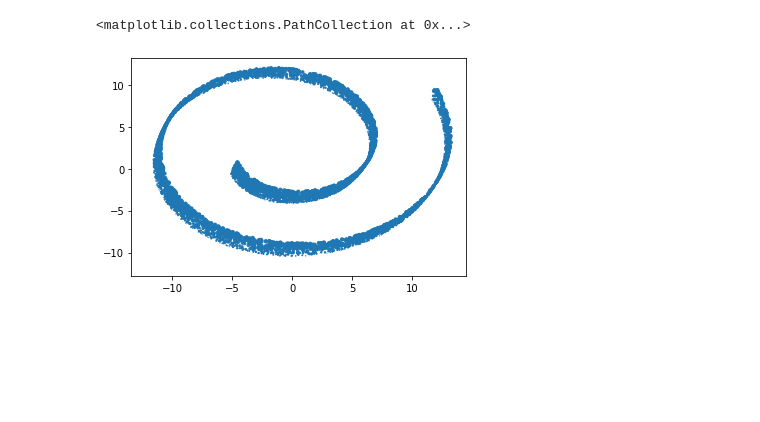
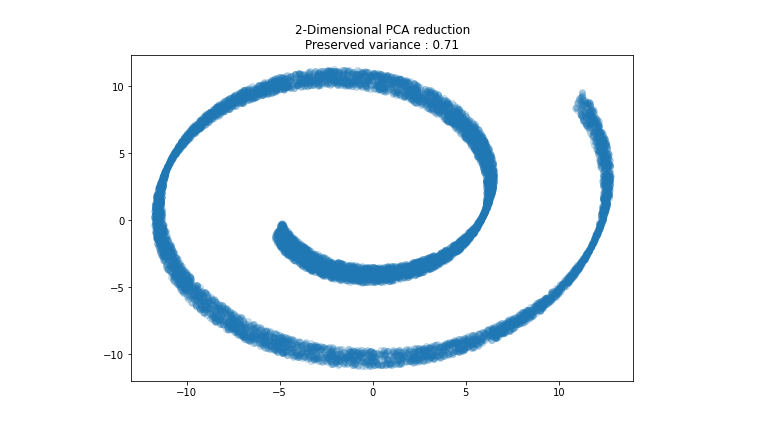
Before and after one commit to jclugor/dimensionality_reduction, a Jupyter notebook: PCA.ipynb, the cells around one changed output. Cells and saved outputs as stored; diff of their text form; code cells hidden in the pictures; blank space fills up the shorter version.

```diff
--- a/PCA.ipynb
+++ b/PCA.ipynb
@@ -11,0 +16,17 @@ sr = make_swiss_roll(10000)[0]
+# %%
+def plot_reduction(X_transformed, estimator, dim=2, y=None, label=None):
+  fig = plt.figure(figsize=(9,6))
+  if dim==2:
+    ax = fig.add_subplot()
+  else:
+    ax = fig.add_subplot(projection='3d')
+  if y is None:
+    ax.scatter(*X_transformed[:,:dim].T, alpha=0.2)
+  else:
+    sc = ax.scatter(*X_transformed[:,:dim].T, c=y, cmap='jet', alpha=0.2)
+    if label is None:
+      plt.colorbar(sc)
+    else:
+      plt.colorbar(sc, label=label)
+  preserved_variance = np.sum(estimator.explained_variance_ratio_[:dim])
+  ax.set_title(f'{dim}-Dimensional PCA reduction\nPreserved variance : {preserved_variance:.2f}')
@@ -27,5 +45,6 @@ array([0.39682298, 0.32097914, 0.28219788])
-# %%
-plt.scatter(*sr_reduced.T)
-# %% [output]
-<matplotlib.collections.PathCollection at 0x...>
-[figure, removed]
+# %%
+pca = PCA()
+pca.fit(swiss_roll)
+plot_reduction(pca.transform(swiss_roll), pca)
+# %% [output]
+[figure, added]
```
Also changed, not shown: parts of 39 cells of this notebook.
